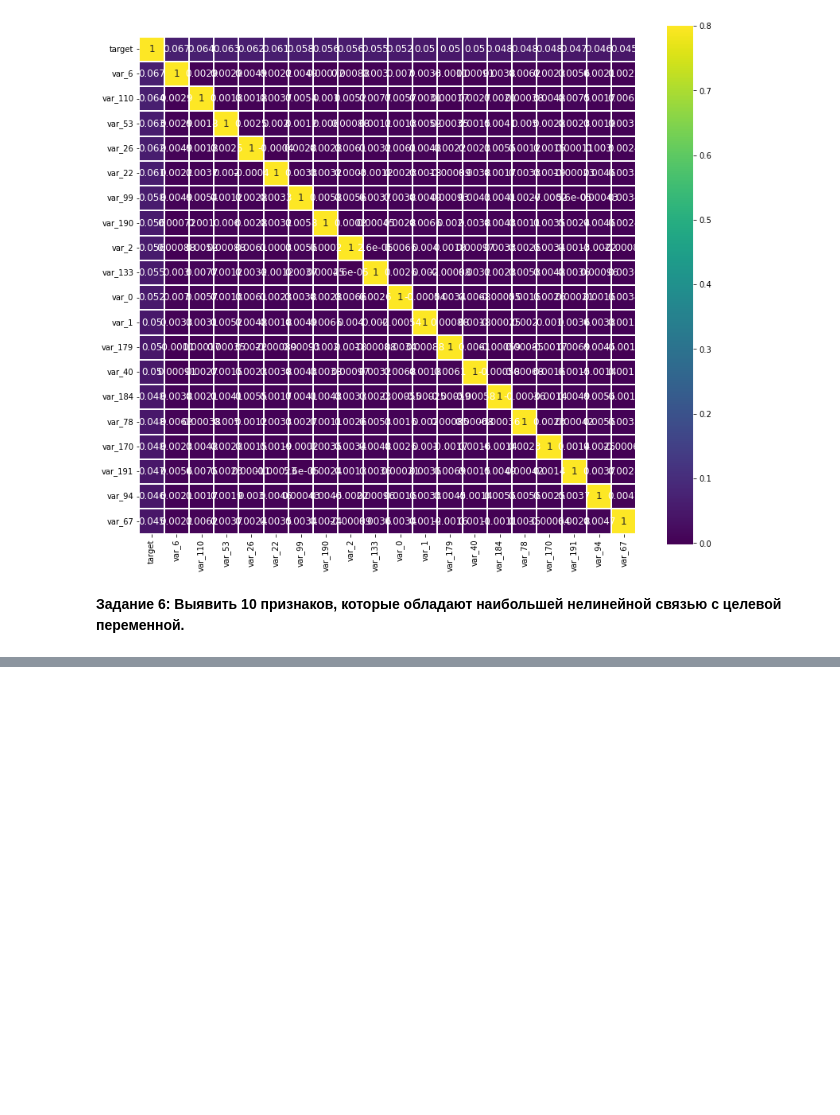
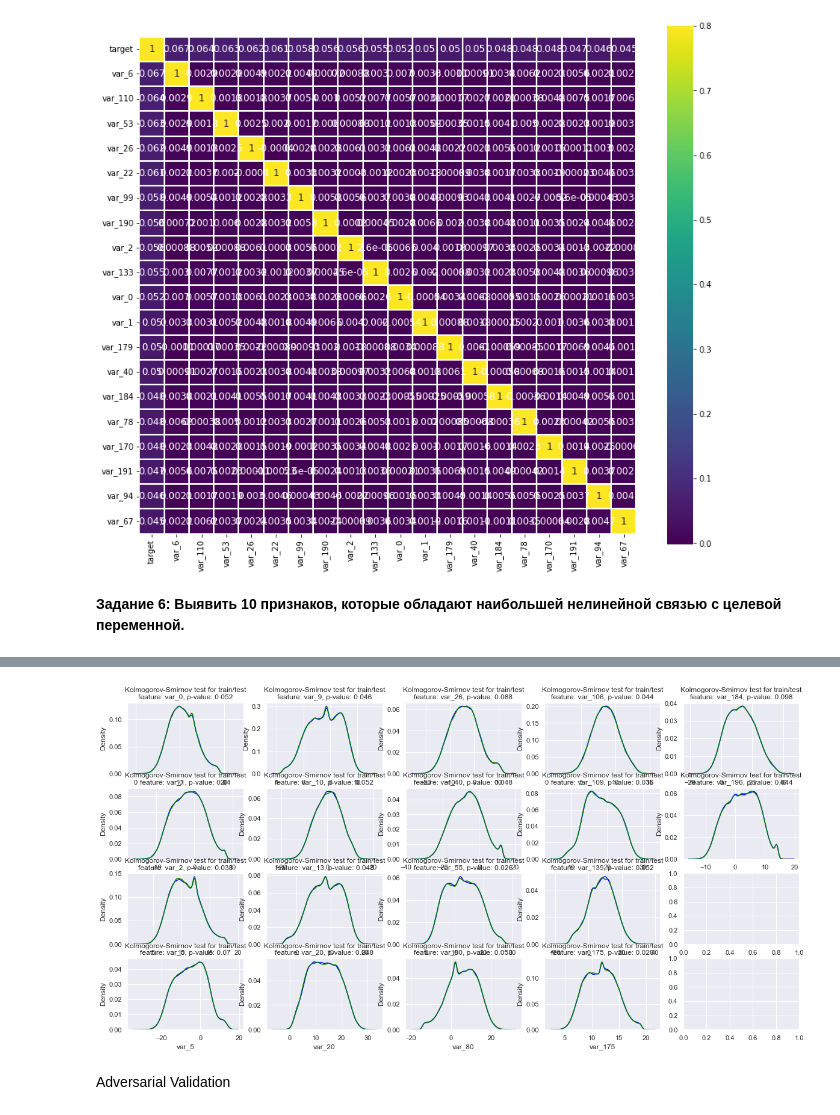
Before and after one commit to AndreyU123/Sports_data_analysis_Kaggle_Platform, a Jupyter notebook: Lesson1/Ukladnikov_Andrey_Lesson1.ipynb, the cells around one changed output, grey strips where cells are left out. Cells and saved outputs as stored; diff of their text form; code cells hidden in the pictures; blank space fills up the shorter version.

```diff
--- a/Lesson1/Ukladnikov_Andrey_Lesson1.ipynb
+++ b/Lesson1/Ukladnikov_Andrey_Lesson1.ipynb
@@ -629,0 +685,24 @@ show_corr_matrix_for_n_largest_koeffs(numerical_features, "target", train, 20)
+# %%
+def show_kolmogorov_smirnov_statistics(features,train,test,n_rows,n_cols):
+    statistics_array = []
+    fig, axes = plt.subplots(n_rows, n_cols, figsize=(20, 10))
+
+    for num, feature in enumerate(features):
+        statistic, pvalue = ks_2samp(
+            train[feature].sample(500), test[feature].sample(500)
+        )
+        statistics_array.append(statistic)
+
+        sns.kdeplot(train[feature], ax=axes[num%n_rows, num//n_rows], color="Blue", label="Train")
+        sns.kdeplot(test[feature], ax=axes[num%n_rows, num//n_rows], color="Green", label="Test")
+
+        axes[num%n_rows, num//n_rows].set_title(
+            (f"Kolmogorov-Smirnov test for train/test\n"
+            f"feature: {feature}, p-value: {round(statistic, 3)}")
+        )
+# %%
+show_kolmogorov_smirnov_statistics(continuous_features,train,test,n_rows,n_cols)
+# %% [output]
+[figure, added]
+# %% [markdown]
+Adversarial Validation
```
Also changed, not shown: parts of 15 cells of this notebook.
